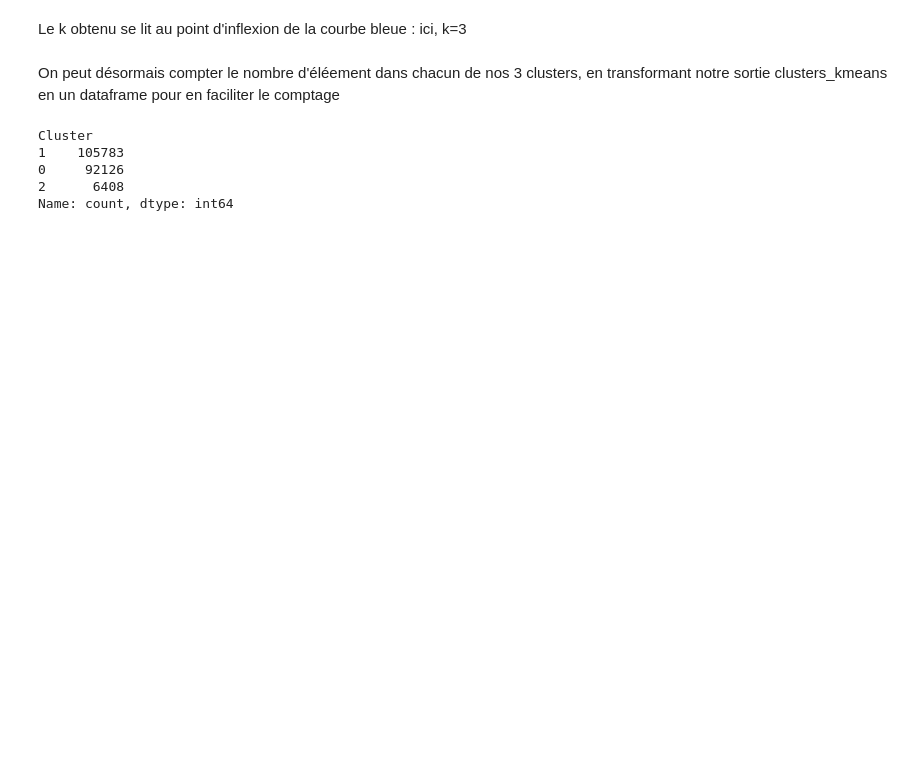
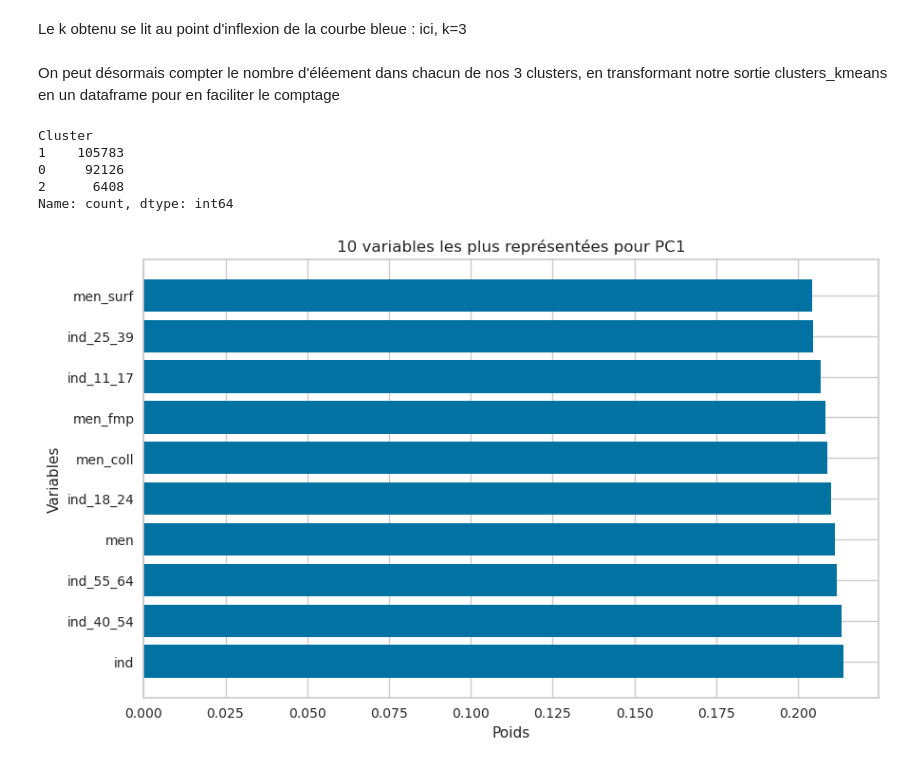
Before and after one commit to jlechat/Frequentation-des-stations-de-TC-en-Ile-de-France, a Jupyter notebook: 3- Modélisation/Clusterisation.ipynb, the cells around one changed output. Saved outputs shown, nothing was run; the diff lists cells and outputs as text; code cells hidden in the pictures; blank space fills up the shorter version.

```diff
--- a/3- Modélisation/Clusterisation.ipynb
+++ b/3- Modélisation/Clusterisation.ipynb
@@ -150,3 +131,20 @@ projection_individus = pd.DataFrame(data=projection_individus_array, columns=['P
 
 # Obtenir les poids des caractéristiques pour chaque composante principale
 composantes_principales = pd.DataFrame(acp.components_, columns=data_clustering.columns)
+# %%
+nb_top_features = 10
+
+# Sélectionner les 20 caractéristiques les plus importantes pour PC1
+pc1_top_features_abs = composantes_principales.iloc[0].abs().nlargest(nb_top_features, keep='all')
+pc1_top_features = composantes_principales.iloc[0].loc[pc1_top_features_abs.index]
+
+# Afficher les poids des caractéristiques pour PC1
+plt.rcParams['font.family'] = 'DejaVu Sans' # On remplace la police d'écriture du graphe pour éviter une page d'erreur
+plt.figure(figsize=(10, 6))
+plt.barh(pc1_top_features.index, pc1_top_features.values)
+plt.title(f'{nb_top_features} variables les plus représentées pour PC1')
+plt.xlabel('Poids')
+plt.ylabel('Variables')
+plt.show()
+# %% [output]
+[figure, added]
```
Also changed, not shown: parts of 7 cells of this notebook.
